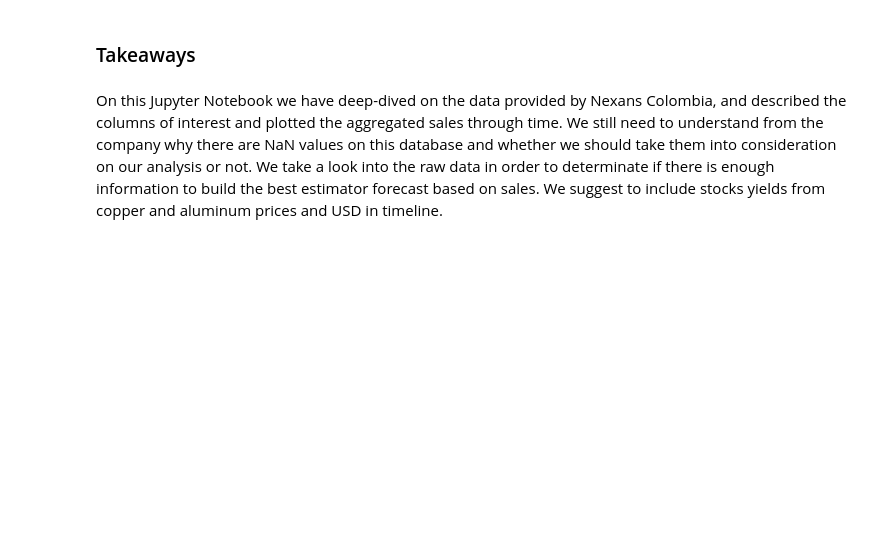
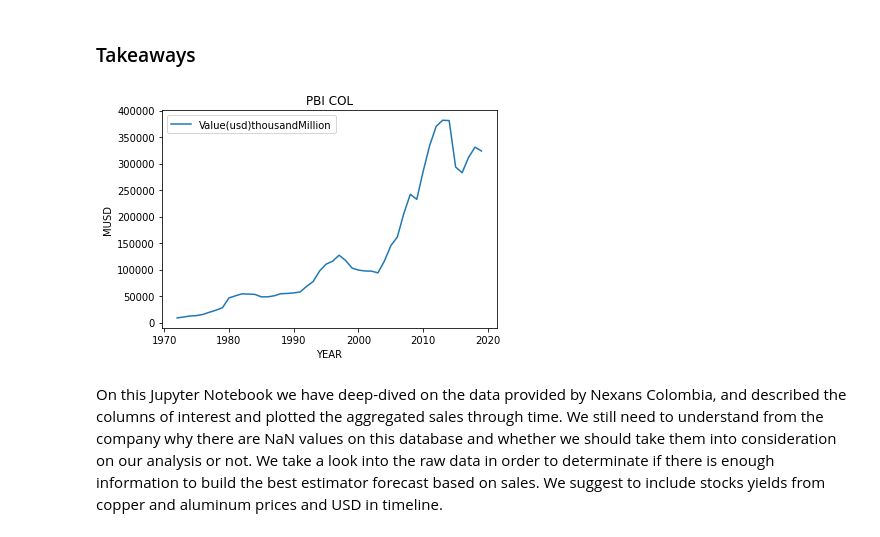
Before and after one commit to AronForero/DS4A-NexansAnalytics, a Jupyter notebook: Exploratory_Data_Analisis.ipynb, the cells around one changed output. Saved outputs shown, nothing was run; the diff lists cells and outputs as text; code cells hidden in the pictures; blank space fills up the shorter version.

Commit message:
Seventh Week: In depth exploratory data analysis. PDF with the frontend(DashBoard) mockup created

```diff
--- a/Exploratory_Data_Analisis.ipynb
+++ b/Exploratory_Data_Analisis.ipynb
@@ -569,0 +576,6 @@ sns.barplot(y='Texto breve de material', x='Peso Neto', data=df_itemkg.head(10),
+# %%
+
+df_pib = pd.read_csv('drive/My Drive/DS4A/data/External DS/PIB COLOMBIA YEAR.csv',delimiter=',')
+df_pib_cost = pd.read_csv('drive/My Drive/DS4A/data/External DS/PIB COST COLOMBIA.csv',delimiter=',')
+df_Al = pd.read_csv('drive/My Drive/DS4A/data/External DS/2ALUMINIUM PRICES PER MONTH.csv',delimiter=',')
+df_Cu = pd.read_csv('drive/My Drive/DS4A/data/External DS/COOPER PRICES PER MONTH.csv',delimiter=',')
@@ -569,0 +596,5 @@ sns.barplot(y='Texto breve de material', x='Peso Neto', data=df_itemkg.head(10),
+# %%
+df_pib['Value(usd)']=df_pib['Value(usd)'].str.replace('$', '')
+df_pib['Value(usd)']=df_pib['Value(usd)'].str.replace(',', '')
+df_pib['Value(usd)']=df_pib['Value(usd)'].astype(int)
+df_pib.info()
@@ -570,5 +657,14 @@ sns.barplot(y='Texto breve de material', x='Peso Neto', data=df_itemkg.head(10),
 # %% [markdown]
 ### Takeaways
+# %%
+# plot total sales
+ax = df_pib.plot(x = 'YEAR', y = 'Value(usd)thousandMillion', kind = 'line')
+ax.legend(loc = 'upper left')
+ax.set_ylabel('MUSD')
+plt.title('PBI COL')
+plt.show()
+# %% [output]
+[figure, added]
 # %% [markdown]
 On this Jupyter Notebook we have deep-dived on the data provided by Nexans Colombia, and described the columns of interest and plotted the aggregated sales through time. We still need to understand from the company why there are NaN values on this database and whether we should take them into consideration on our analysis or not.
 We take a look into the raw data in order to determinate if there is enough information to build the best estimator forecast based on sales. We suggest to include stocks yields from copper and aluminum prices and USD in timeline.
```
Also changed, not shown: parts of 10 cells of this notebook, 1 other file.
